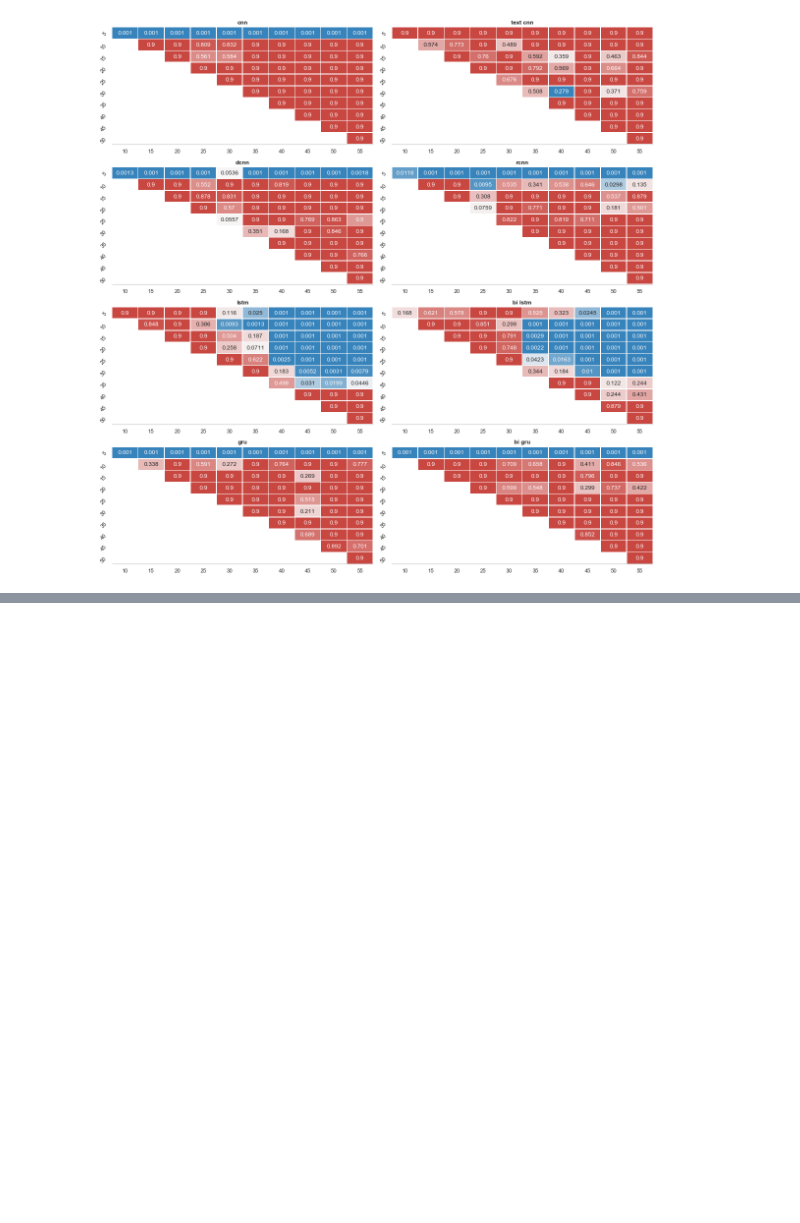
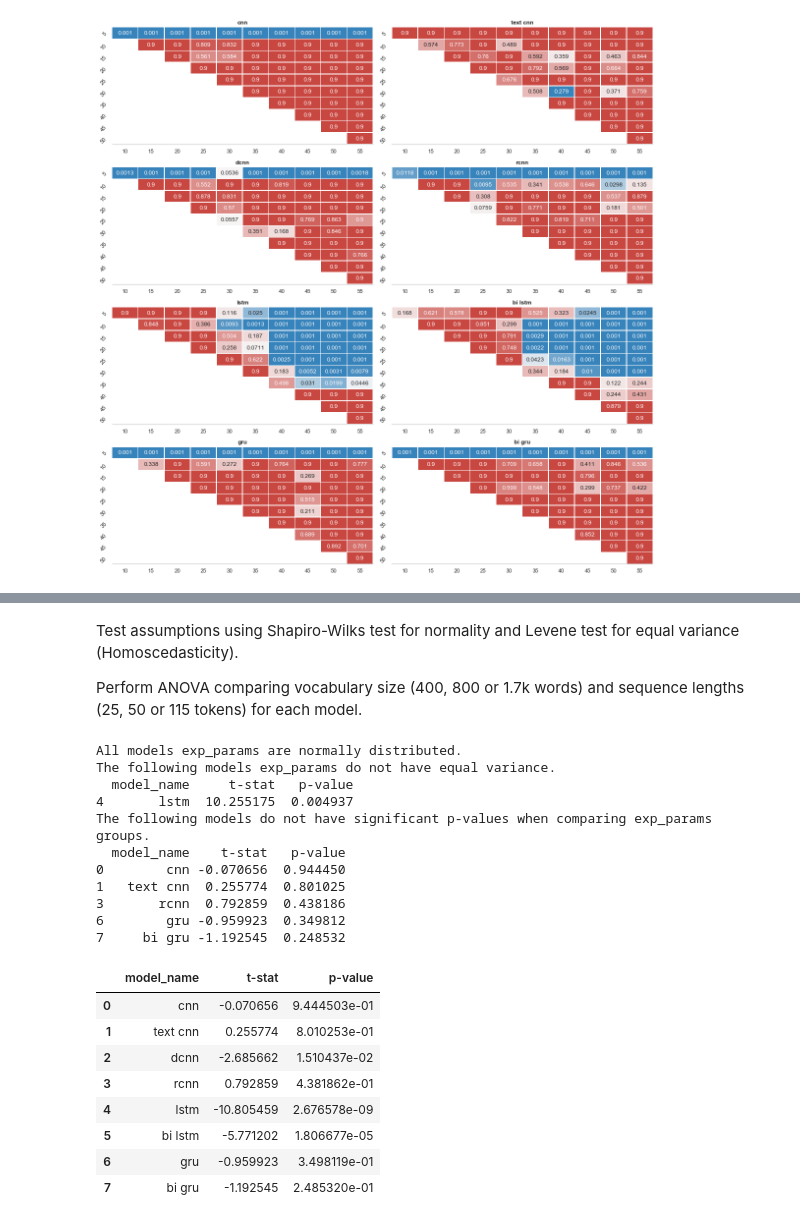
Before and after one commit to NathanDuran/Sentence-Encoding-for-DA-Classification, a Jupyter notebook: data_processing/maptask_results.ipynb, the cells around one changed output, grey strips where cells are left out. Saved outputs shown, nothing was run; the diff lists cells and outputs as text; code cells hidden in the pictures; blank space fills up the shorter version.

```diff
--- a/data_processing/maptask_results.ipynb
+++ b/data_processing/maptask_results.ipynb
@@ -276,0 +311,51 @@ g, fig = plot_facetgrid(tukey_frame, x='group1', y='group2', hue='p-value', col=
+# %% [markdown]
+Test assumptions using Shapiro-Wilks test for normality and Levene test for equal variance (Homoscedasticity).
+
+Perform ANOVA comparing vocabulary size (400, 800 or 1.7k words) and sequence lengths (25, 50 or 115 tokens) for each model.
+# %%
+# Add column to identify each combination
+inseq_data = inseq_data.drop(inseq_data.columns.difference(['model_name', 'val_acc', 'vocab_size', 'max_seq_length']), axis=1)
+conditions = [
+    #(inseq_data['vocab_size'] == 400) & (inseq_data['max_seq_length'] == 25),
+              (inseq_data['vocab_size'] == 800) & (inseq_data['max_seq_length'] == 50),
+              (inseq_data['vocab_size'] == 1700) & (inseq_data['max_seq_length'] == 115)]
+choices = ['V=600_S=25',  'V=1.7k_S=115']#'V=800_S=50',
+inseq_data['exp_params'] = np.select(conditions, choices)
+inseq_data.drop(inseq_data[inseq_data.exp_params == '0'].index, inplace=True)
+
+# Set the metric to test and new exp_param column
+metric = 'val_acc'
+exp_param = 'exp_params'
+
+# Run Shaprio-wilks test for normal distribution
+shapiro_wilk_test(inseq_data, exp_param, metric)
+
+# Run Levene test for equal variance
+levene_test(inseq_data, exp_param, metric)
+
+# Run ANOVA
+# one_way_anova_test(inseq_data, exp_param, metric)
+
+# Run t-test
+t_test(inseq_data, exp_param, metric)
+# %% [output]
+All models exp_params are normally distributed.
+The following models exp_params do not have equal variance.
+  model_name     t-stat   p-value
+4       lstm  10.255175  0.004937
+The following models do not have significant p-values when comparing exp_params groups.
+  model_name    t-stat   p-value
+0        cnn -0.070656  0.944450
+1   text cnn  0.255774  0.801025
+3       rcnn  0.792859  0.438186
+6        gru -0.959923  0.349812
+7     bi gru -1.192545  0.248532
+|  | model_name | t-stat | p-value |
+| 0 | cnn | -0.070656 | 9.444503e-01 |
+| 1 | text cnn | 0.255774 | 8.010253e-01 |
+| 2 | dcnn | -2.685662 | 1.510437e-02 |
+| 3 | rcnn | 0.792859 | 4.381862e-01 |
+| 4 | lstm | -10.805459 | 2.676578e-09 |
+| 5 | bi lstm | -5.771202 | 1.806677e-05 |
+| 6 | gru | -0.959923 | 3.498119e-01 |
+| 7 | bi gru | -1.192545 | 2.485320e-01 |
```
Also changed, not shown: parts of 4 cells of this notebook, 10 other files.
